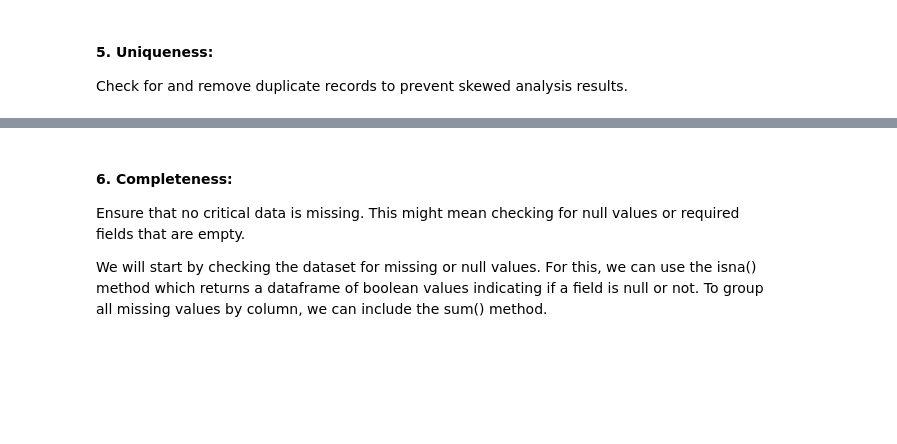
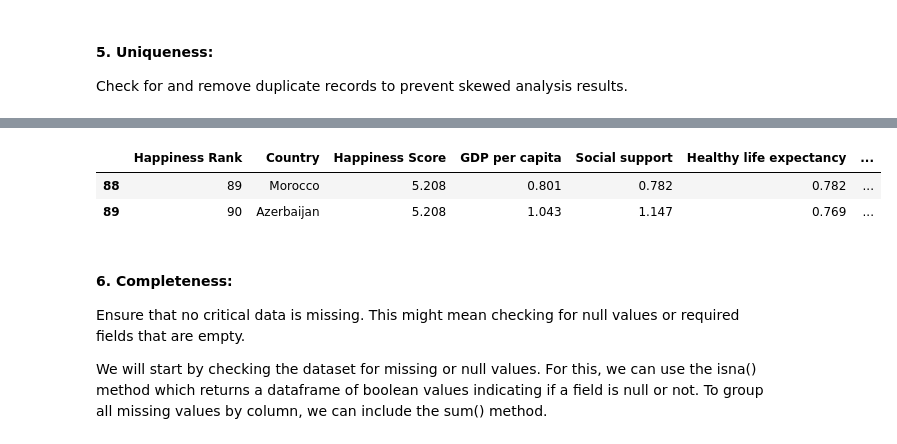
Before and after one commit to Tuwaiq-DS-ML-bootcamp-V-9/Usecase-2, a Jupyter notebook: EDA explain template.ipynb, the cells around one changed output, grey strips where cells are left out. Cells and saved outputs as stored; diff of their text form; code cells hidden in the pictures; blank space fills up the shorter version.

```diff
--- a/EDA explain template.ipynb
+++ b/EDA explain template.ipynb
@@ -518,3 +664,9 @@ Check for and remove duplicate records to prevent skewed analysis results.
+# %%
+WorldHappiness_2019[WorldHappiness_2019['Happiness Score'].duplicated(keep=False)]
+# %% [output]
+|  | Happiness Rank | Country | Happiness Score | GDP per capita | Social support | Healthy life expectancy | ... |
+| 88 | 89 | Morocco | 5.208 | 0.801 | 0.782 | 0.782 | ... |
+| 89 | 90 | Azerbaijan | 5.208 | 1.043 | 1.147 | 0.769 | ... |
 # %%
 # go to delete duplicates columns
 # %% [markdown]
```
Also changed, not shown: parts of 36 cells of this notebook.
